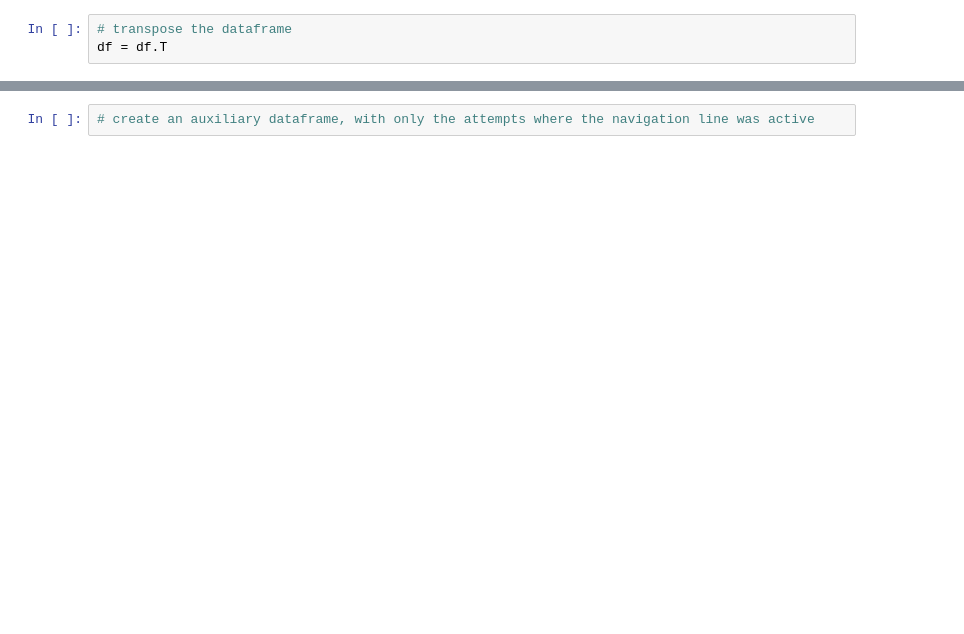
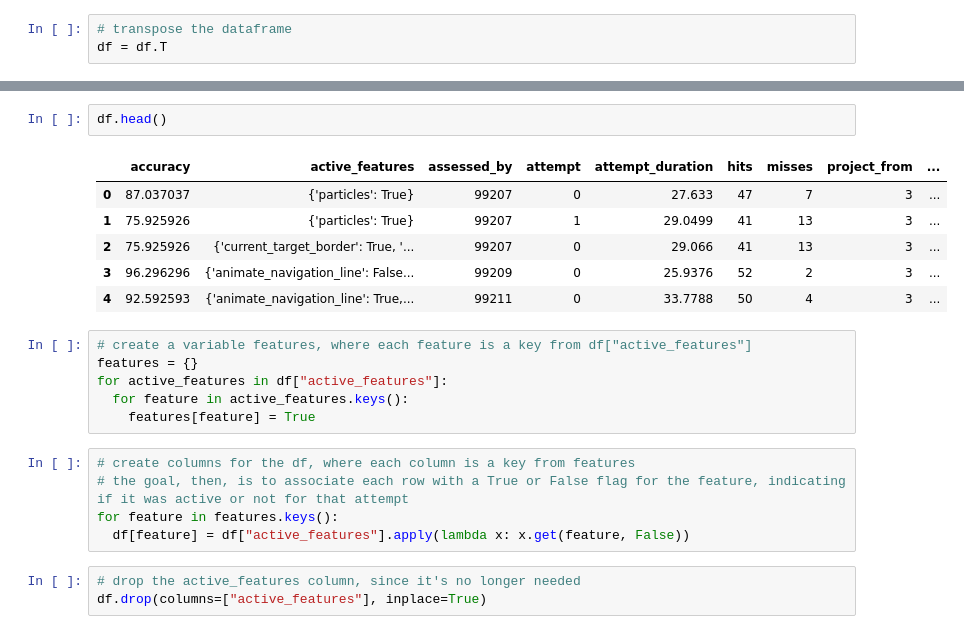
Before and after one commit to fixe-exclamation-mark/bake-off-2-ipm, a Jupyter notebook: stats.ipynb, the cells around one changed output, grey strips where cells are left out. Saved outputs shown, nothing was run; the diff lists cells and outputs as text; blank space fills up the shorter version.

```diff
--- a/stats.ipynb
+++ b/stats.ipynb
@@ -76,2 +57,23 @@ Text(0.5, 1.0, 'Attempt Duration Histogram (with outliers removed)')
-# %%
-# create an auxiliary dataframe, with only the attempts where the navigation line was active
+# %%
+df.head()
+# %% [output]
+|  | accuracy | active_features | assessed_by | attempt | attempt_duration | hits | misses | project_from | ... |
+| 0 | 87.037037 | {'particles': True} | 99207 | 0 | 27.633 | 47 | 7 | 3 | ... |
+| 1 | 75.925926 | {'particles': True} | 99207 | 1 | 29.0499 | 41 | 13 | 3 | ... |
+| 2 | 75.925926 | {'current_target_border': True, '... | 99207 | 0 | 29.066 | 41 | 13 | 3 | ... |
+| 3 | 96.296296 | {'animate_navigation_line': False... | 99209 | 0 | 25.9376 | 52 | 2 | 3 | ... |
+| 4 | 92.592593 | {'animate_navigation_line': True,... | 99211 | 0 | 33.7788 | 50 | 4 | 3 | ... |
+# %%
+# create a variable features, where each feature is a key from df["active_features"]
+features = {}
+for active_features in df["active_features"]:
+  for feature in active_features.keys():
+    features[feature] = True
+# %%
+# create columns for the df, where each column is a key from features
+# the goal, then, is to associate each row with a True or False flag for the feature, indicating if it was active or not for that attempt
+for feature in features.keys():
+  df[feature] = df["active_features"].apply(lambda x: x.get(feature, False))
+# %%
+# drop the active_features column, since it's no longer needed
+df.drop(columns=["active_features"], inplace=True)
```
Also changed, not shown: parts of 8 cells of this notebook.
